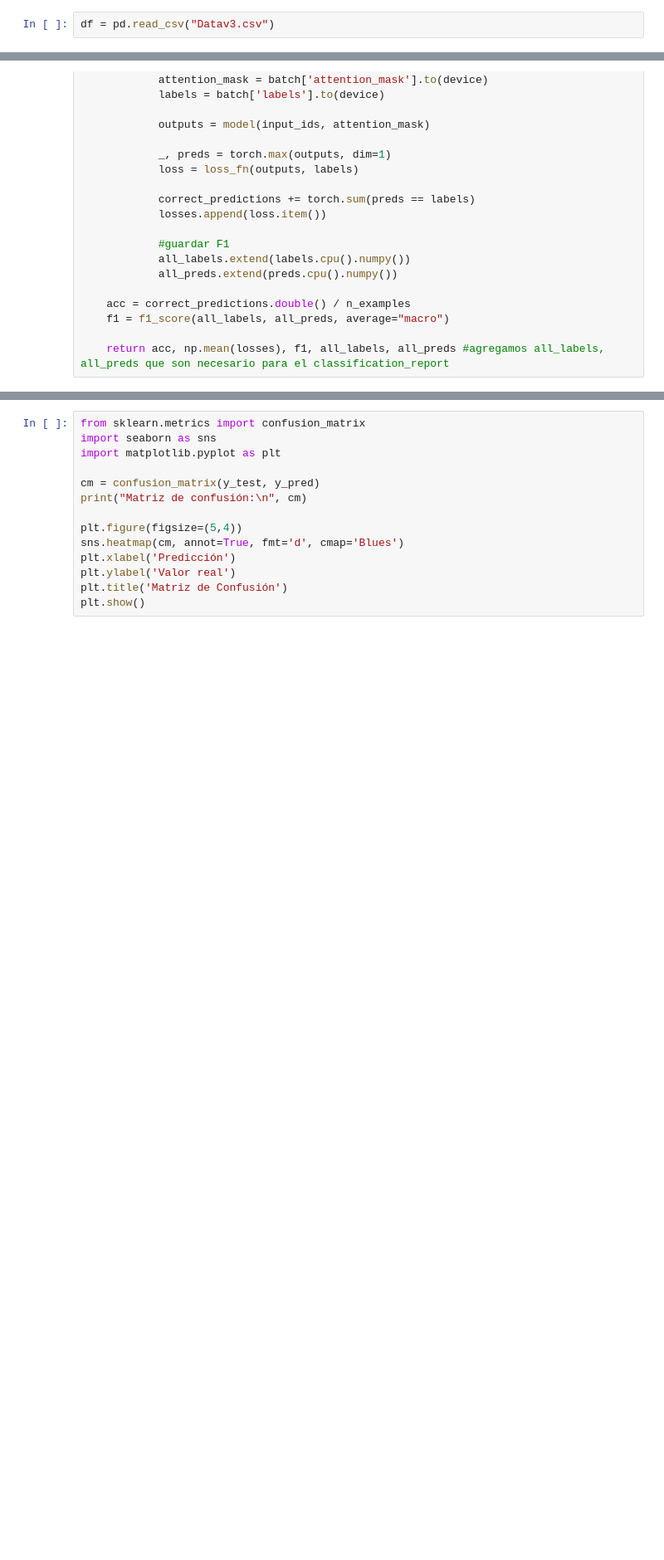
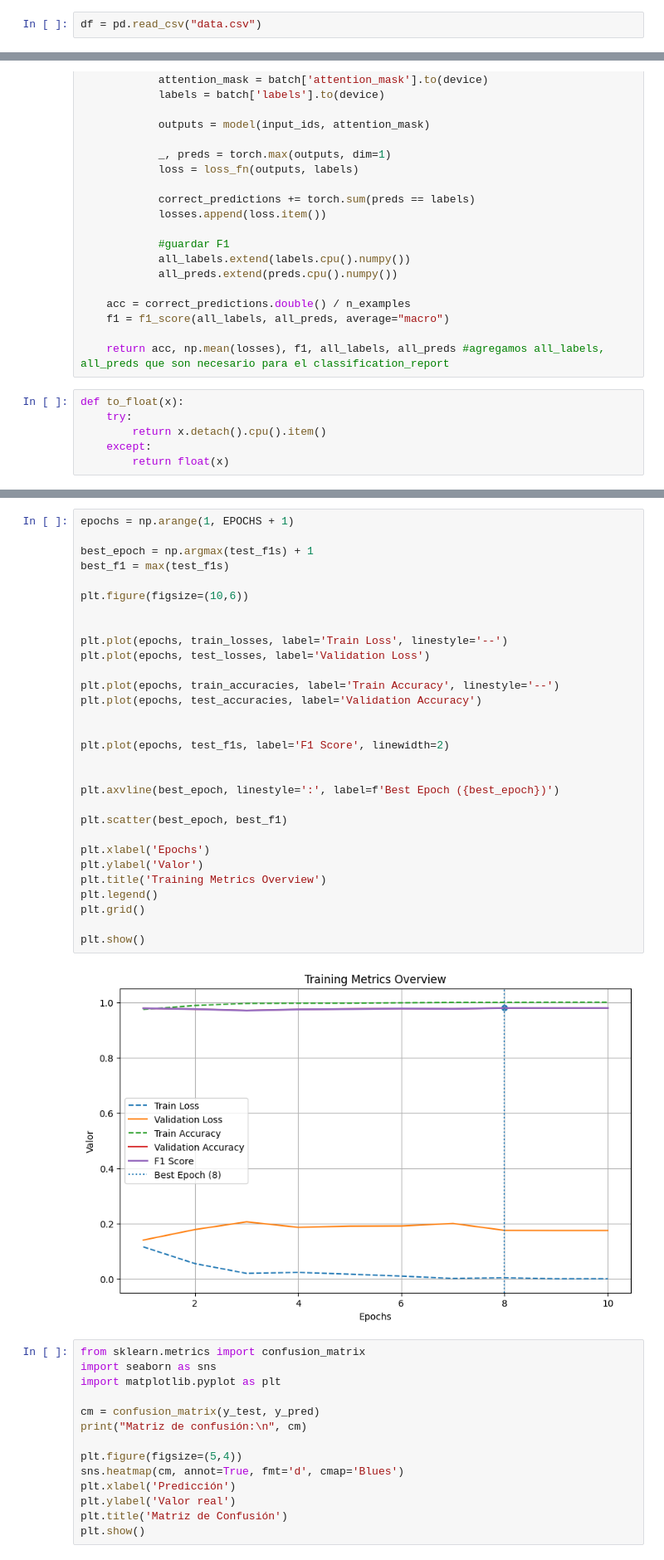
Before and after one commit to fercorfdzc/moderador-chat-NLP, a Jupyter notebook: NLP/Moderalo_Berth_Moderador.ipynb, the cells around one changed output, grey strips where cells are left out. Shown at 83% size. Cells and saved outputs as stored; diff of their text form; blank space fills up the shorter version.

```diff
--- a/NLP/Moderalo_Berth_Moderador.ipynb
+++ b/NLP/Moderalo_Berth_Moderador.ipynb
@@ -44,7 +45,7 @@ print(device)
 # %% [output]
 cuda:0
 # %%
-df = pd.read_csv("Datav3.csv")
+df = pd.read_csv("data.csv")
 # %%
 df.head(5)
 # %% [output]
@@ -402,4 +411,10 @@ def eval_model(model, data_loader, loss_fn, device, n_examples):
     f1 = f1_score(all_labels, all_preds, average="macro")
 
     return acc, np.mean(losses), f1, all_labels, all_preds #agregamos all_labels, all_preds que son necesario para el classification_report
+# %%
+def to_float(x):
+    try:
+        return x.detach().cpu().item()
+    except:
+        return float(x)
 # %%
@@ -454,3 +478,35 @@ Validación: Loss: 0.17469615727943322, accuracy: 0.9793253536452666, F1: 0.9792
+# %%
+epochs = np.arange(1, EPOCHS + 1)
+
+best_epoch = np.argmax(test_f1s) + 1
+best_f1 = max(test_f1s)
+
+plt.figure(figsize=(10,6))
+
+
+plt.plot(epochs, train_losses, label='Train Loss', linestyle='--')
+plt.plot(epochs, test_losses, label='Validation Loss')
+
+plt.plot(epochs, train_accuracies, label='Train Accuracy', linestyle='--')
+plt.plot(epochs, test_accuracies, label='Validation Accuracy')
+
+
+plt.plot(epochs, test_f1s, label='F1 Score', linewidth=2)
+
+
+plt.axvline(best_epoch, linestyle=':', label=f'Best Epoch ({best_epoch})')
+
+plt.scatter(best_epoch, best_f1)
+
+plt.xlabel('Epochs')
+plt.ylabel('Valor')
+plt.title('Training Metrics Overview')
+plt.legend()
+plt.grid()
+
+plt.show()
+# %% [output]
+[figure, added]
 # %%
 from sklearn.metrics import confusion_matrix
 import seaborn as sns
```
Also changed, not shown: parts of 6 cells of this notebook.
